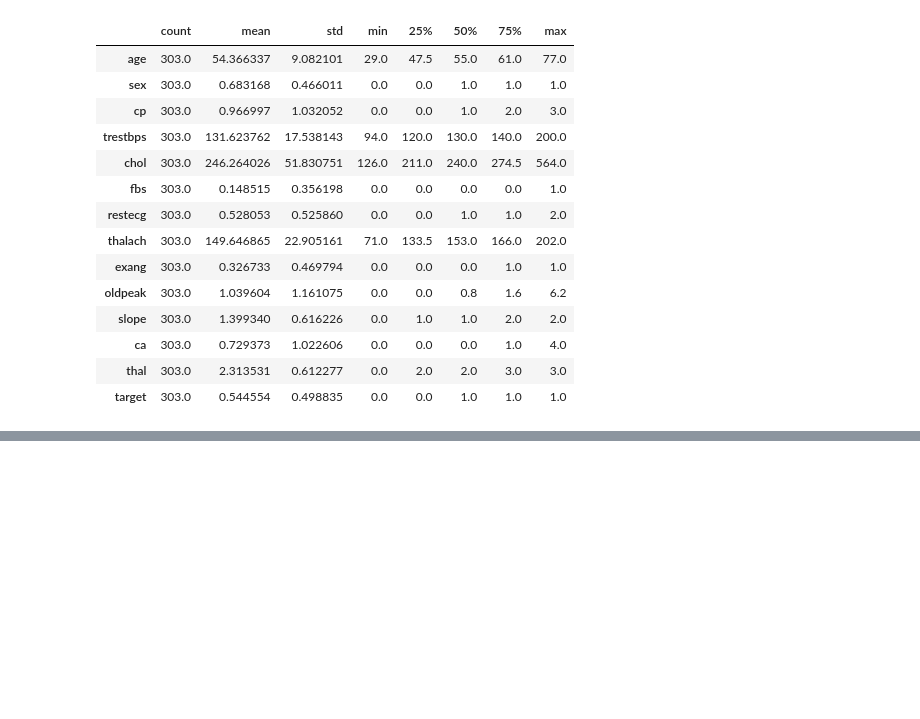
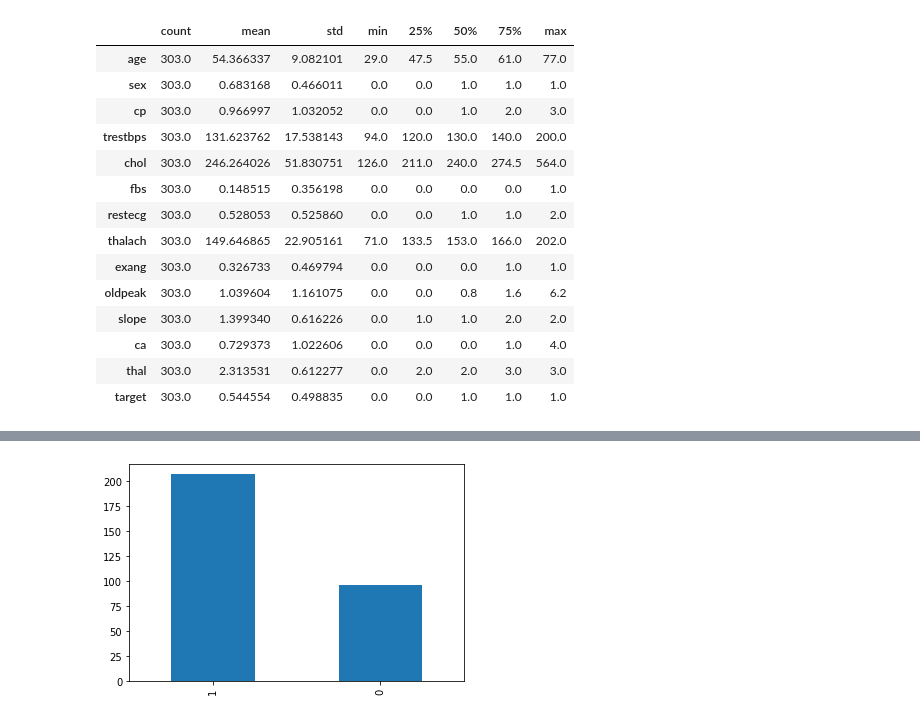
Before and after one commit to ChulaBruggeling/heart-disease-classification, a Jupyter notebook: heart-disease-classification-workbook.ipynb, the cells around one changed output, grey strips where cells are left out. Drawn from its saved outputs; the diff is of its cells as text; code cells hidden in the pictures; blank space fills up the shorter version.

```diff
--- a/heart-disease-classification-workbook.ipynb
+++ b/heart-disease-classification-workbook.ipynb
@@ -182,0 +205,4 @@ heart_disease_data.describe().transpose()
+# %%
+df_data['sex'].value_counts().plot(kind='bar');
+# %% [output]
+[figure, added]
```
Also changed, not shown: parts of 40 cells of this notebook.
